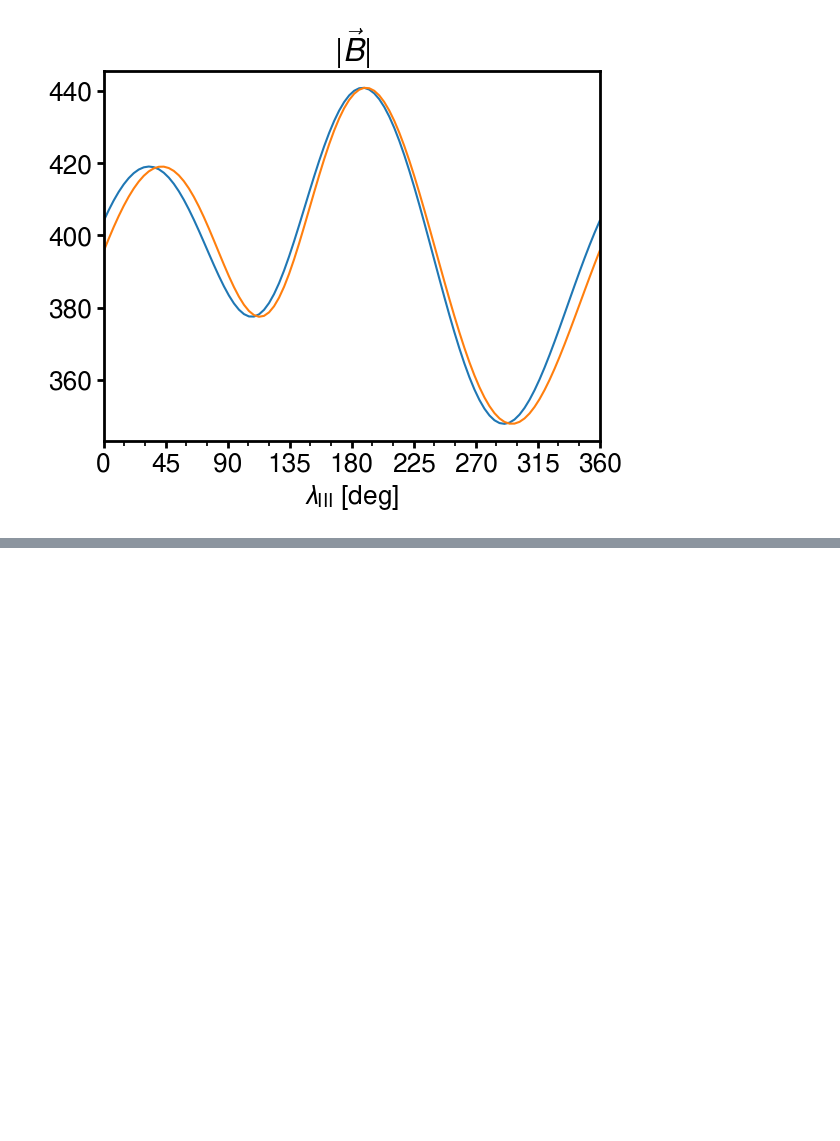
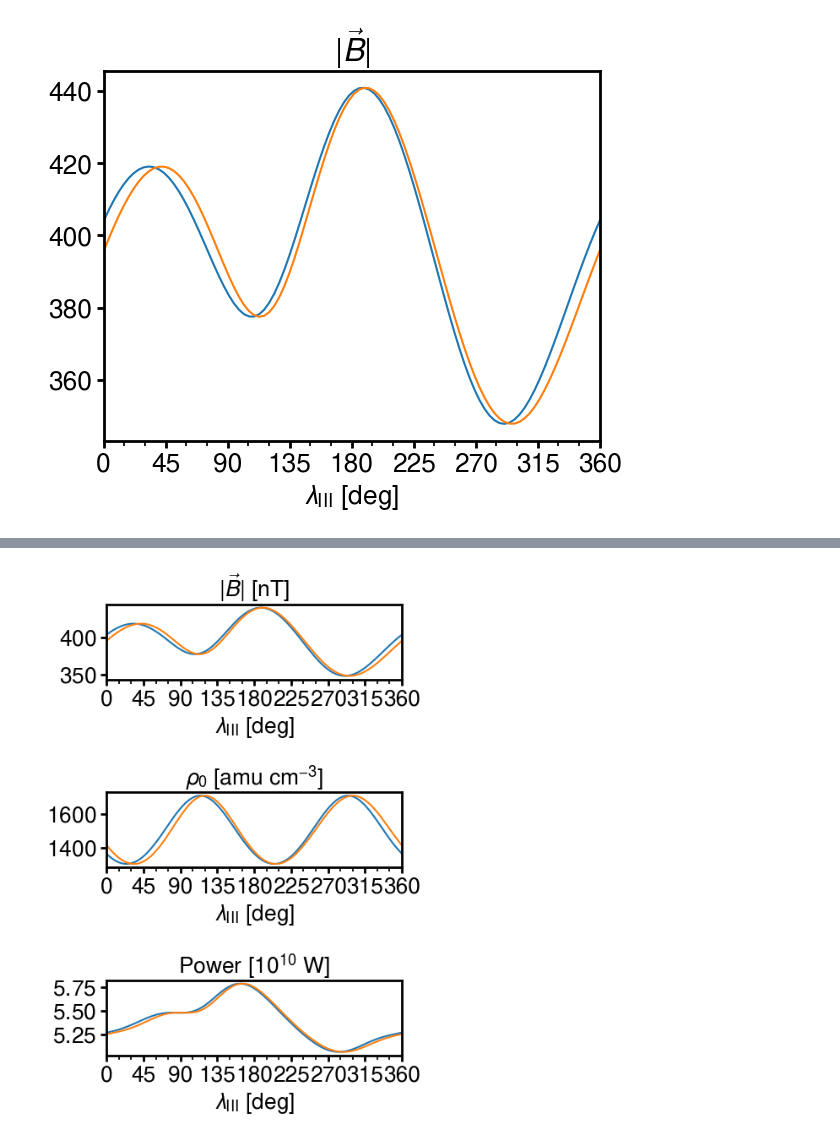
Before and after one commit to ShinnosukeSatoh/HST_Jupiter_footprints_dms, a Jupyter notebook: Power.ipynb, the cells around one changed output, grey strips where cells are left out. Cells and saved outputs as stored; diff of their text form; code cells hidden in the pictures; blank space fills up the shorter version.

```diff
--- a/Power.ipynb
+++ b/Power.ipynb
@@ -347,0 +366,95 @@ ax.plot(np.degrees(S3wlon), Pwr2)
+# %%
+u = 100E+3         # 共回転速度 [m s-1]
+Ai = 18            # イオン原子量 [amu]
+Ti = 195            # イオン温度 [eV]
+rho = 1708         # プラズマ質量密度 [amu cm-3]
+rho *= AMU*1E+6    # プラズマ質量密度 [kg m-3]
+
+# 質量密度の計算
+# ダイポール座標系に持っていく
+# S3RH で Z3軸 の(右ネジ)まわりに-155.8度回転
+phiRH0 = math.radians(-155.8)    # Connerney+2020
+rvec1 = np.array([
+x_arr*math.cos(phiRH0) - y_arr*math.sin(phiRH0),
+x_arr*math.sin(phiRH0) + y_arr*math.cos(phiRH0),
+z_arr
+])
+
+# S3RH で Y3軸 の(右ネジ)まわりに-9.3度回転
+THETA_D = math.radians(-6.7)
+rvec1 = np.array([
+rvec1[0]*math.cos(THETA_D) + rvec1[2]*math.sin(THETA_D),
+rvec1[1],
+-rvec1[0]*math.sin(THETA_D) + rvec1[2]*math.cos(THETA_D)
+])
+
+# 質量密度
+H = 2.0*RJ
+H0 = 0.64*RJ
+H = H0*np.sqrt(Ti/Ai)
+rho1 = rho*np.exp(-(rvec1[2]/H)**2)
+
+
+# 質量密度の計算 - その2
+# ダイポール座標系に持っていく
+# S3RH で Z3軸 の(右ネジ)まわりに-155.8度回転
+phiRH0 = math.radians(-155.8)    # Connerney+2020
+rvec2 = np.array([
+x_arr2*math.cos(phiRH0) - y_arr2*math.sin(phiRH0),
+x_arr2*math.sin(phiRH0) + y_arr2*math.cos(phiRH0),
+z_arr2
+])
+
+# S3RH で Y3軸 の(右ネジ)まわりに-9.3度回転
+THETA_D = math.radians(-6.7)
+rvec2 = np.array([
+rvec2[0]*math.cos(THETA_D) + rvec2[2]*math.sin(THETA_D),
+rvec2[1],
+-rvec2[0]*math.sin(THETA_D) + rvec2[2]*math.cos(THETA_D)
+])
+
+# 質量密度
+rho2 = rho*np.exp(-(rvec2[2]/H)**2)
+
+
+# リード角考慮あり
+Sig_A = np.sqrt(rho1/(MU0*(B**2)))
+E_2 = (u**2)*(Btheta**2 + Br**2)
+E_2 = (u**2)*(B**2)
+Pwr = 4*E_2*(RE**2)*Sig_A
+
+# リード角考慮なし
+Sig_A2 = np.sqrt(rho2/(MU0*(B2**2)))
+E2_2 = (u**2)*(Btheta2**2 + Br2**2)
+E2_2 = (u**2)*(B2**2)
+Pwr2 = 4*E2_2*(RE**2)*Sig_A2
+
+fig, ax = plt.subplots(3,1,figsize=(5,7))
+for i in range(3):
+    ax[i].set_xlabel(r'$\lambda_{\rm III}$ [deg]', fontsize=19)
+    ax[i].set_xlim(0,360)
+    ax[i].set_xticks(np.arange(0,361,45,dtype=int))
+    ax[i].set_xticklabels(np.arange(0,361,45,dtype=int))
+    ax[i].xaxis.set_minor_locator(AutoMinorLocator(3))  # minor ticks
+    ax[i].yaxis.set_major_formatter(
+    ptick.ScalarFormatter(useMathText=True))    # 指数表記
+
+ax[0].set_title(r'$|\vec{B}|$ [nT]', fontsize=19)
+ax[0].plot(np.degrees(S3wlon), B*1E+9)
+ax[0].plot(np.degrees(S3wlon), B2*1E+9)
+
+ax[1].set_title(r'$\rho_0$ [amu cm$^{-3}$]', fontsize=19)
+ax[1].plot(np.degrees(S3wlon), rho1/(AMU*1E+6))
+ax[1].plot(np.degrees(S3wlon), rho2/(AMU*1E+6))
+
+ax[2].set_title(r'Power [$10^{10}$ W]', fontsize=19)
+ax[2].plot(np.degrees(S3wlon), (Pwr)*1E-10)
+ax[2].plot(np.degrees(S3wlon), (Pwr2)*1E-10)
+
+fig.tight_layout()
+plt.show()
+
+# np.savetxt('data/Power/rho_2022_R4.txt', np.array([np.degrees(S3wlon), rho1/(AMU*1E+6)]))
+# np.savetxt('data/Power/2022_R4.txt', np.array([np.degrees(S3wlon), Pwr]))
+# %% [output]
+[figure, added]
```
Also changed, not shown: parts of 14 cells of this notebook, 4 other files.
